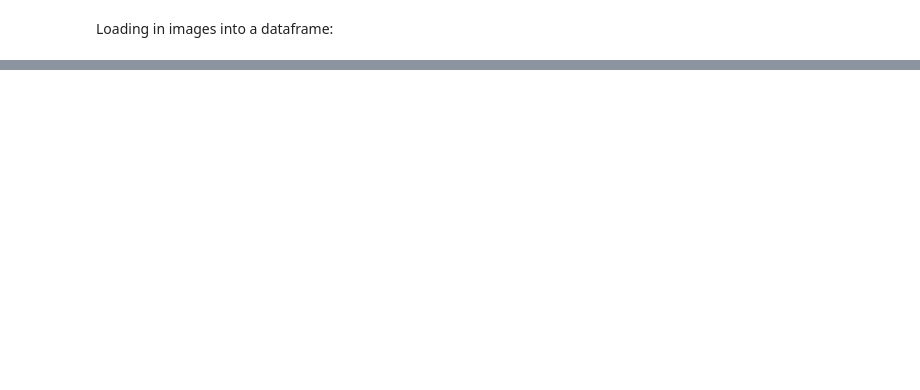
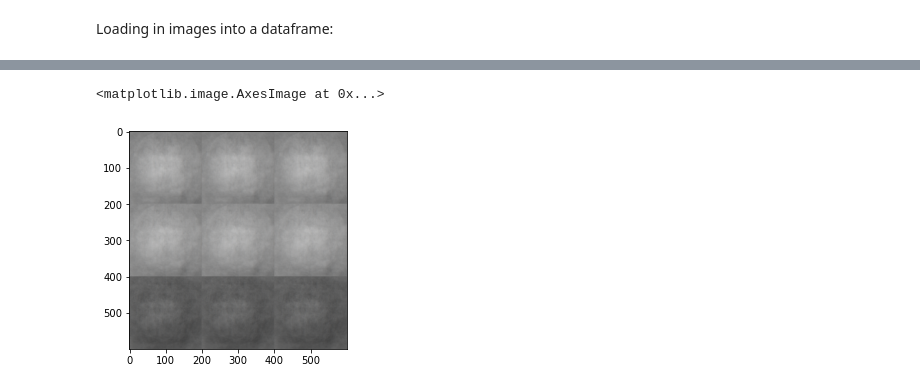
Before and after one commit to PalakshRungta/VeggieTales, a Jupyter notebook: VeggieTales_Notebook.ipynb, the cells around one changed output, grey strips where cells are left out. Drawn from its saved outputs; the diff is of its cells as text; code cells hidden in the pictures; blank space fills up the shorter version.

```diff
--- a/VeggieTales_Notebook.ipynb
+++ b/VeggieTales_Notebook.ipynb
@@ -505,0 +575,3 @@ ValueError: setting an array element with a sequence.
+# %%
+masters_transformed = np.load('./masters_transformed.npy')
+masters_transformed.shape
@@ -505,0 +582,3 @@ ValueError: setting an array element with a sequence.
+# %%
+transformed_flat = masters_transformed.reshape((495, N_reduced_dimensions*3))
+transformed_flat.shape
@@ -505,0 +587,4 @@ ValueError: setting an array element with a sequence.
+# %%
+kmeans = KMeans(n_clusters = 5)
+
+kmeans.fit(transformed_flat)
@@ -505,0 +634,11 @@ ValueError: setting an array element with a sequence.
+# %%
+center_0_r = master_red_pca_obj.inverse_transform(kmeans.cluster_centers_[0].reshape(130, 3)[:, 0])
+center_0_g = master_green_pca_obj.inverse_transform(kmeans.cluster_centers_[0].reshape(130, 3)[:, 1])
+center_0_b = master_blue_pca_obj.inverse_transform(kmeans.cluster_centers_[0].reshape(130, 3)[:, 2])
+
+center_0 = np.array([center_0_r, center_0_g, center_0_b]).reshape(600, 600, 3)
+# %%
+plt.imshow(center_0)
+# %% [output]
+<matplotlib.image.AxesImage at 0x...>
+[figure, added]
```
Also changed, not shown: parts of 36 cells of this notebook, 7 other files.
